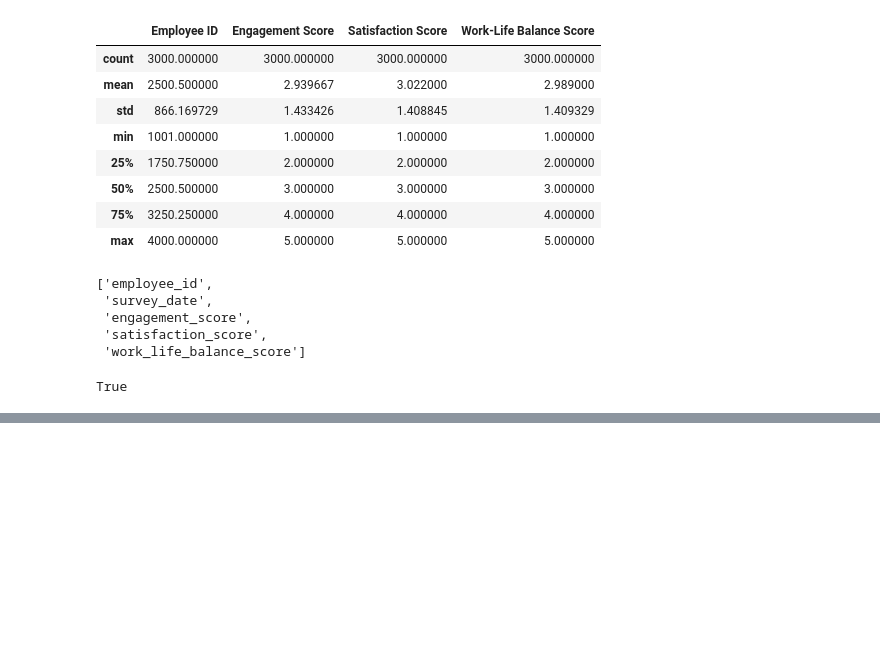
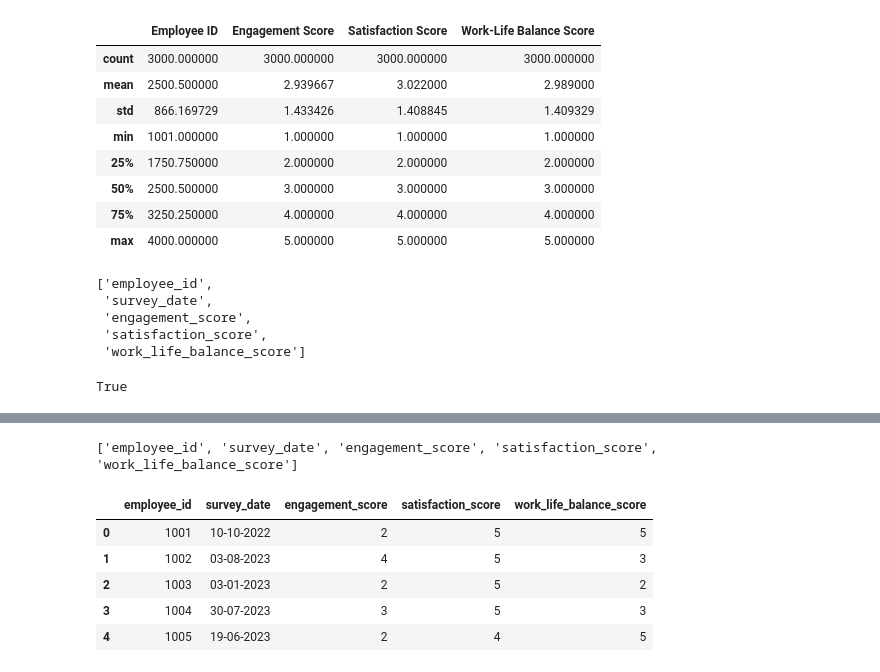
Before and after one commit to Swayam-Solanki/Workforce-Learning-Performance-Intelligence, a Jupyter notebook: python notebook/emp_eng_survey_cleaning.ipynb, the cells around one changed output, grey strips where cells are left out. Saved outputs shown, nothing was run; the diff lists cells and outputs as text; code cells hidden in the pictures; blank space fills up the shorter version.

```diff
--- a/python notebook/emp_eng_survey_cleaning.ipynb
+++ b/python notebook/emp_eng_survey_cleaning.ipynb
@@ -71,0 +98,33 @@ df.to_csv(
+# %%
+# Standardize column names
+df.columns = (
+    df.columns
+    .str.strip()
+    .str.lower()
+    .str.replace(r"[^a-z0-9]+", "_", regex=True)
+    .str.strip("_")
+)
+
+# Define required column order
+expected_columns = [
+    "employee_id",
+    "survey_date",
+    "engagement_score",
+    "satisfaction_score",
+    "work_life_balance_score"
+]
+
+# Reorder columns
+df = df[expected_columns]
+
+# Verify
+print(df.columns.tolist())
+display(df.head())
+# %% [output]
+['employee_id', 'survey_date', 'engagement_score', 'satisfaction_score', 'work_life_balance_score']
+|  | employee_id | survey_date | engagement_score | satisfaction_score | work_life_balance_score |
+| 0 | 1001 | 10-10-2022 | 2 | 5 | 5 |
+| 1 | 1002 | 03-08-2023 | 4 | 5 | 3 |
+| 2 | 1003 | 03-01-2023 | 2 | 5 | 2 |
+| 3 | 1004 | 30-07-2023 | 3 | 5 | 3 |
+| 4 | 1005 | 19-06-2023 | 2 | 4 | 5 |
```
Also changed, not shown: parts of 4 cells of this notebook, 11 other files.
